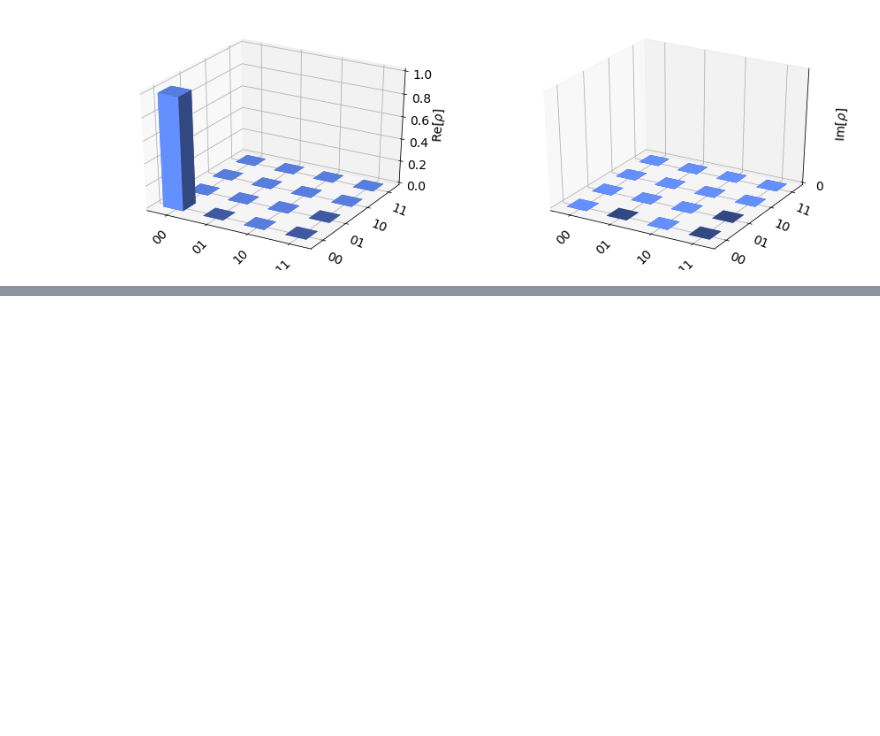
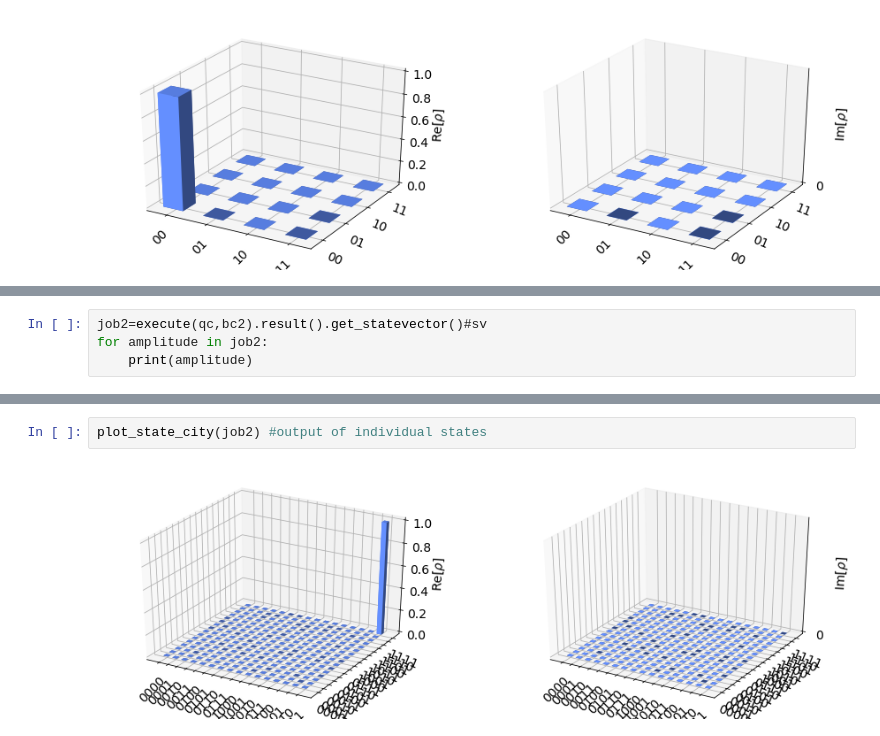
Before and after one commit to shashanka300/QC-practice, a Jupyter notebook: practice/gate observation.ipynb, the cells around one changed output, grey strips where cells are left out. Saved outputs shown, nothing was run; the diff lists cells and outputs as text; blank space fills up the shorter version.

```diff
--- a/practice/gate observation.ipynb
+++ b/practice/gate observation.ipynb
@@ -157,0 +180,4 @@ plot_state_city(job2) #output of individual states
+# %%
+job2=execute(qc,bc2).result().get_statevector()#sv
+for amplitude in job2:
+    print(amplitude)
@@ -157,0 +201,4 @@ plot_state_city(job2) #output of individual states
+# %%
+plot_state_city(job2) #output of individual states
+# %% [output]
+[figure, added]
```
Also changed, not shown: parts of 3 cells of this notebook.
